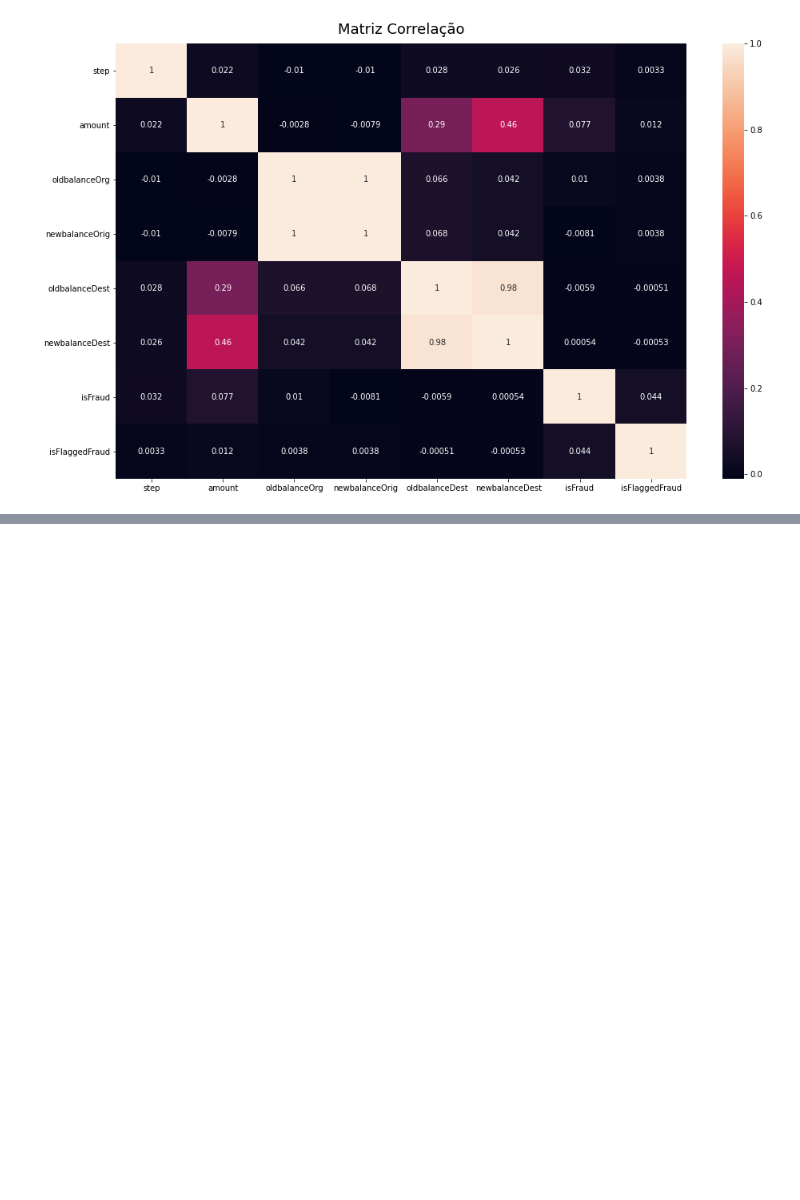
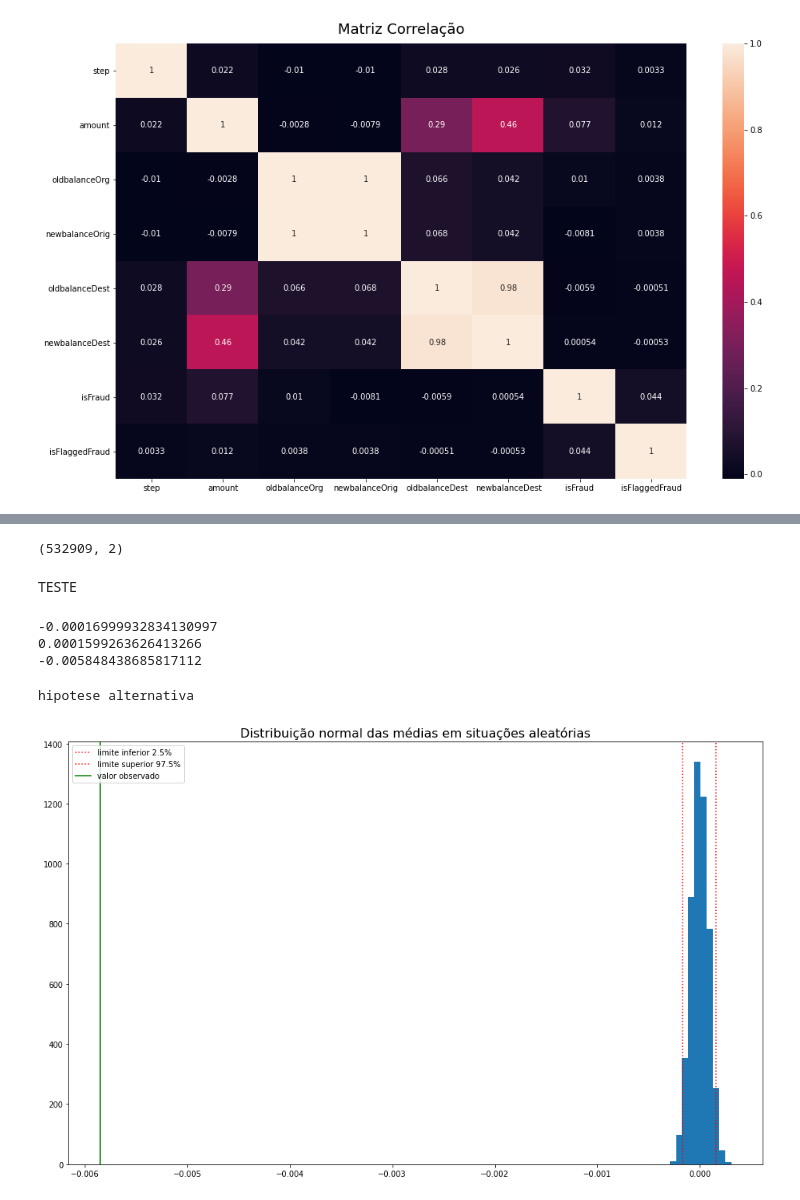
Before and after one commit to henriquemoc/Fraud-Classification, a Jupyter notebook: fraude.ipynb, the cells around one changed output, grey strips where cells are left out. Drawn from its saved outputs; the diff is of its cells as text; code cells hidden in the pictures; blank space fills up the shorter version.

Commit message:
Update fraude.ipynb
Adicionando teste de hipotese 1

```diff
--- a/fraude.ipynb
+++ b/fraude.ipynb
@@ -239,0 +257,4 @@ heatmap.set_title('Matriz Correlação', fontdict={'fontsize':18}, pad=12);
+# %%
+data = data[["type", "isFraud"]]
+data_media = data.groupby('type').mean()
+data_media
@@ -239,0 +271,4 @@ heatmap.set_title('Matriz Correlação', fontdict={'fontsize':18}, pad=12);
+# %%
+data = data[data['type'].isin(['CASH_OUT', 'TRANSFER'])]
+data_media = data.groupby('type').mean()
+data_media
@@ -239,0 +302,52 @@ heatmap.set_title('Matriz Correlação', fontdict={'fontsize':18}, pad=12);
+# %%
+data_transfer = data[data["type"].isin(["TRANSFER"])]
+data_transfer.shape
+
+
+
+#np.random.seed(20)
+#np.random.shuffle(data_transfer.values)
+#data_transfer.values
+# %% [output]
+(532909, 2)
+# %% [markdown]
+TESTE
+# %%
+N = 5000
+filtro = data['type'] == 'CASH_OUT'
+t_obs = data[filtro]['isFraud'].mean() - data[~filtro]['isFraud'].mean()
+diffs = np.zeros(N)
+for i in range(N):
+    np.random.seed(i)
+    np.random.shuffle(filtro.values)
+    diffs[i] = data[filtro]['isFraud'].mean() - data[~filtro]['isFraud'].mean()
+# %%
+c_inf = np.percentile(diffs, 2.5)
+c_sup = np.percentile(diffs, 97.5)
+# %%
+print(c_inf)
+print(c_sup)
+print(t_obs)
+# %% [output]
+-0.00016999932834130997
+0.0001599263626413266
+-0.005848438685817112
+# %%
+if t_obs<c_sup and t_obs>c_inf:
+    print("hipotese nula")
+else:
+    print("hipotese alternativa")
+# %% [output]
+hipotese alternativa
+# %%
+plt.hist(diffs)
+inf = plt.axvline(x=c_inf, color = "r", ls = ":", label="limite inferior 2.5%")
+sup = plt.axvline(x=c_sup, color = "r", ls = ":", label="limite superior 97.5%")
+obs = plt.axvline(x=t_obs, color = "g", ls = "-", label="valor observado")
+
+plt.legend(handles=[inf, sup, obs], loc=2)
+
+plt.title("Distribuição normal das médias em situações aleatórias", fontdict={"fontsize": 16})
+plt.show()
+# %% [output]
+[figure, added]
```
Also changed, not shown: parts of 19 cells of this notebook.
